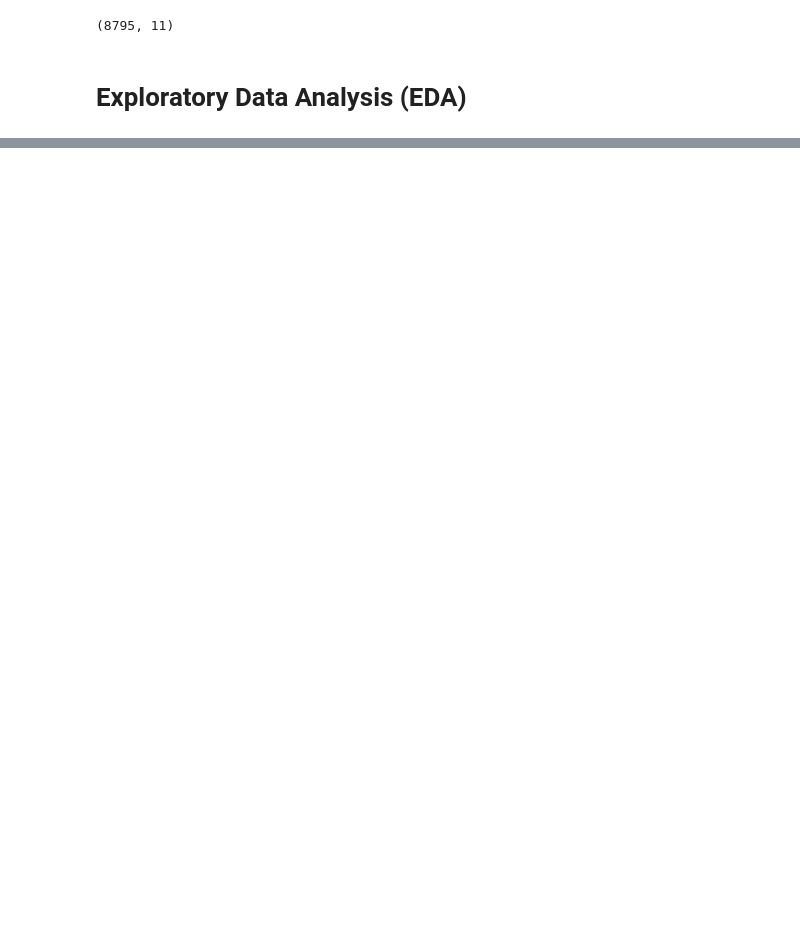
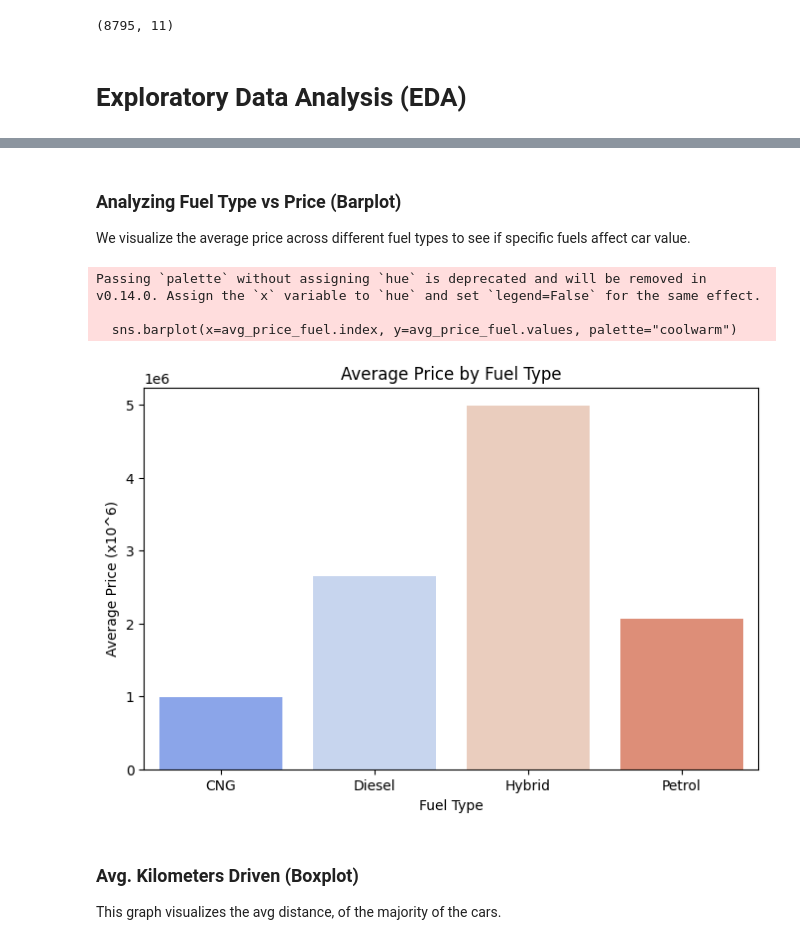
Before and after one commit to Aktron16/Machine_Learning_CarsML, a Jupyter notebook: Project.ipynb, the cells around one changed output, grey strips where cells are left out. Cells and saved outputs as stored; diff of their text form; code cells hidden in the pictures; blank space fills up the shorter version.

```diff
--- a/Project.ipynb
+++ b/Project.ipynb
@@ -448,0 +305,23 @@ R^2: 0.92
+# %% [markdown]
+### Analyzing Fuel Type vs Price (Barplot)
+
+We visualize the average price across different fuel types to see if specific fuels affect car value.
+# %%
+# Create bar plot
+avg_price_fuel = df_encoded.groupby("Fuel")["Price"].mean()
+
+plt.figure(figsize=(8,5))
+sns.barplot(x=avg_price_fuel.index, y=avg_price_fuel.values, palette="coolwarm")
+plt.title("Average Price by Fuel Type")
+plt.xlabel("Fuel Type")
+plt.ylabel("Average Price (x10^6)")
+plt.show()
+# %% [output]
+Passing `palette` without assigning `hue` is deprecated and will be removed in v0.14.0. Assign the `x` variable to `hue` and set `legend=False` for the same effect.
+
+  sns.barplot(x=avg_price_fuel.index, y=avg_price_fuel.values, palette="coolwarm")
+[figure, added]
+# %% [markdown]
+### Avg. Kilometers Driven (Boxplot)
+
+This graph visualizes the avg distance, of the majority of the cars.
```
Also changed, not shown: parts of 71 cells of this notebook.
